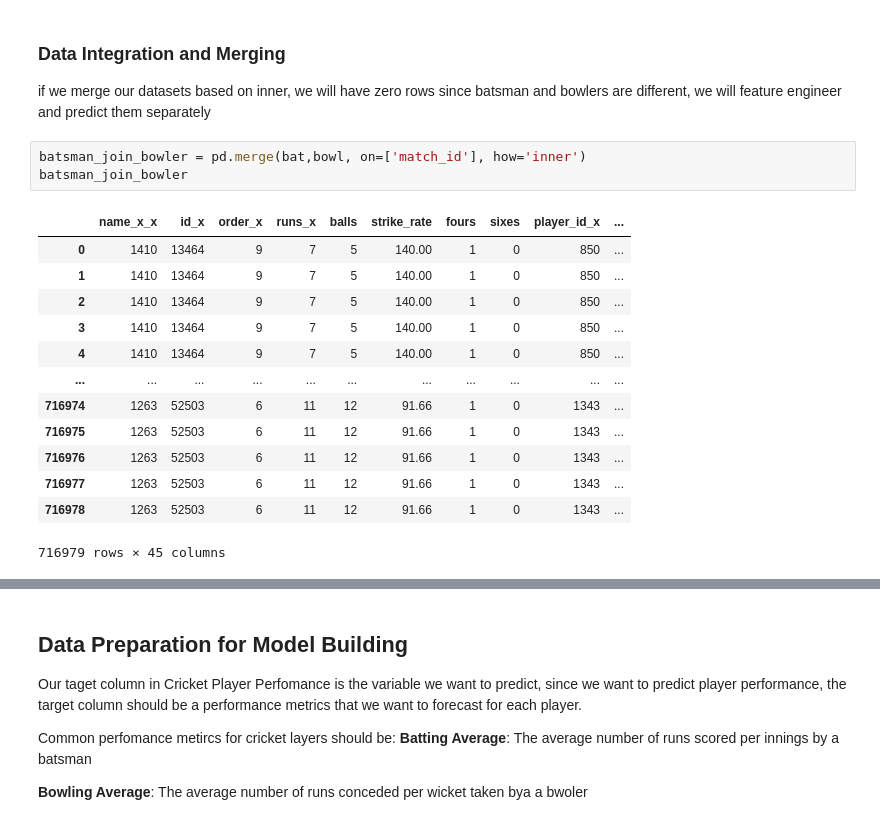
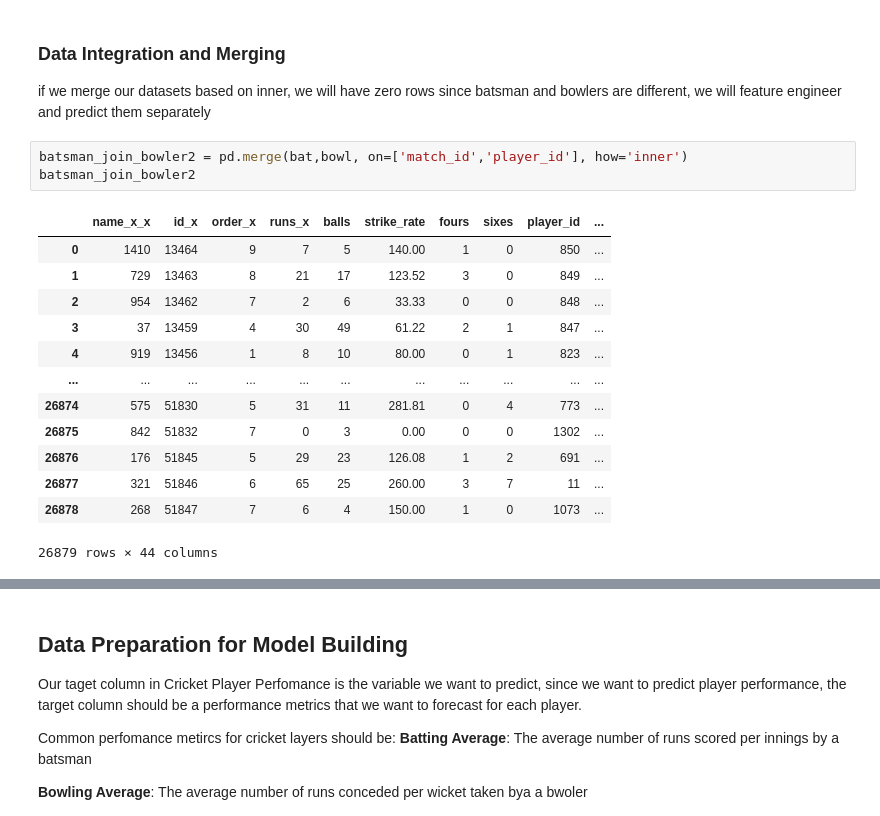
Before and after one commit to MuindeEsther/InternSavy-Projects, a Jupyter notebook: Task 3/prediction.ipynb, the cells around one changed output, grey strips where cells are left out. Cells and saved outputs as stored; diff of their text form.

```diff
--- a/Task 3/prediction.ipynb
+++ b/Task 3/prediction.ipynb
@@ -512,19 +512,19 @@ match.head()
 
 if we merge our datasets based on inner, we will have zero rows since batsman and bowlers are different, we will feature engineer and predict them separately
 # %%
-batsman_join_bowler = pd.merge(bat,bowl, on=['match_id'], how='inner')
-batsman_join_bowler
+batsman_join_bowler2 = pd.merge(bat,bowl, on=['match_id','player_id'], how='inner')
+batsman_join_bowler2
 # %% [output]
-|  | name_x_x | id_x | order_x | runs_x | balls | strike_rate | fours | sixes | player_id_x | ... |
+|  | name_x_x | id_x | order_x | runs_x | balls | strike_rate | fours | sixes | player_id | ... |
 | 0 | 1410 | 13464 | 9 | 7 | 5 | 140.00 | 1 | 0 | 850 | ... |
-| 1 | 1410 | 13464 | 9 | 7 | 5 | 140.00 | 1 | 0 | 850 | ... |
-| 2 | 1410 | 13464 | 9 | 7 | 5 | 140.00 | 1 | 0 | 850 | ... |
-| 3 | 1410 | 13464 | 9 | 7 | 5 | 140.00 | 1 | 0 | 850 | ... |
-| 4 | 1410 | 13464 | 9 | 7 | 5 | 140.00 | 1 | 0 | 850 | ... |
+| 1 | 729 | 13463 | 8 | 21 | 17 | 123.52 | 3 | 0 | 849 | ... |
+| 2 | 954 | 13462 | 7 | 2 | 6 | 33.33 | 0 | 0 | 848 | ... |
+| 3 | 37 | 13459 | 4 | 30 | 49 | 61.22 | 2 | 1 | 847 | ... |
+| 4 | 919 | 13456 | 1 | 8 | 10 | 80.00 | 0 | 1 | 823 | ... |
 | ... | ... | ... | ... | ... | ... | ... | ... | ... | ... | ... |
-| 716974 | 1263 | 52503 | 6 | 11 | 12 | 91.66 | 1 | 0 | 1343 | ... |
-| 716975 | 1263 | 52503 | 6 | 11 | 12 | 91.66 | 1 | 0 | 1343 | ... |
-| 716976 | 1263 | 52503 | 6 | 11 | 12 | 91.66 | 1 | 0 | 1343 | ... |
-| 716977 | 1263 | 52503 | 6 | 11 | 12 | 91.66 | 1 | 0 | 1343 | ... |
-| 716978 | 1263 | 52503 | 6 | 11 | 12 | 91.66 | 1 | 0 | 1343 | ... |
+| 26874 | 575 | 51830 | 5 | 31 | 11 | 281.81 | 0 | 4 | 773 | ... |
+| 26875 | 842 | 51832 | 7 | 0 | 3 | 0.00 | 0 | 0 | 1302 | ... |
+| 26876 | 176 | 51845 | 5 | 29 | 23 | 126.08 | 1 | 2 | 691 | ... |
+| 26877 | 321 | 51846 | 6 | 65 | 25 | 260.00 | 3 | 7 | 11 | ... |
+| 26878 | 268 | 51847 | 7 | 6 | 4 | 150.00 | 1 | 0 | 1073 | ... |
-716979 rows × 45 columns
+26879 rows × 44 columns
```
Also changed, not shown: parts of 14 cells of this notebook.
